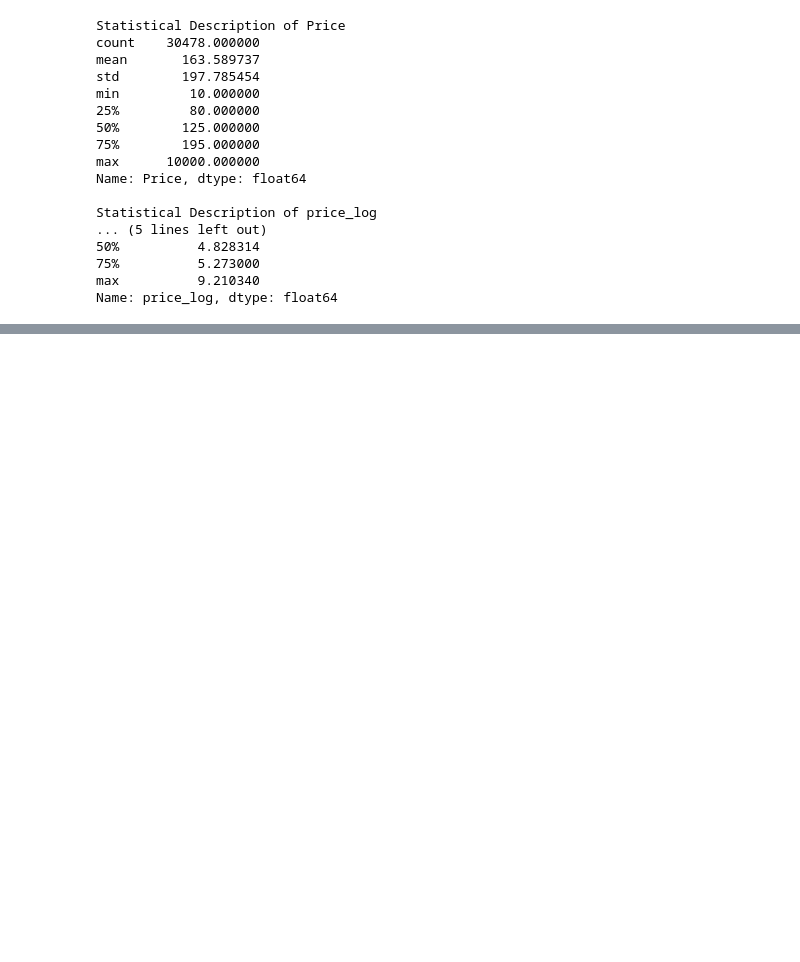
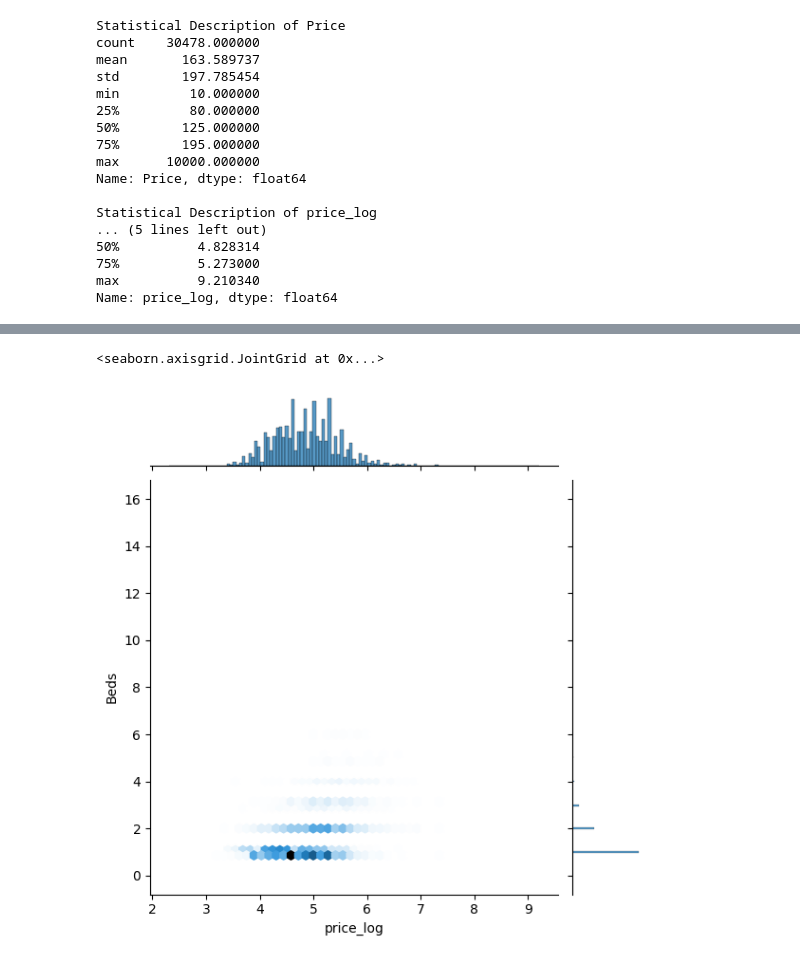
Before and after one commit to gdgurrola/assignment2, a Jupyter notebook: assignment2.ipynb, the cells around one changed output, grey strips where cells are left out. Saved outputs shown, nothing was run; the diff lists cells and outputs as text; code cells hidden in the pictures; blank space fills up the shorter version.

```diff
--- a/assignment2.ipynb
+++ b/assignment2.ipynb
@@ -329,0 +403,11 @@ For some context, the Federal government ultimately spent about $4.4 trillion in
+# %%
+# Question 4.7 . We've looked a bit at this `price_log` and `Beds` scatterplot.
+# Use seaborn to make a `jointplot` with `kind=hex`. Where are the data actually distributed?
+#How does it affect the way you think about the plots in 5 and 6?
+
+import seaborn as sns
+
+sns.jointplot(data=df, x= 'price_log', y='Beds',kind='hex')
+# %% [output]
+<seaborn.axisgrid.JointGrid at 0x...>
+[figure, added]
```
Also changed, not shown: parts of 7 cells of this notebook.
